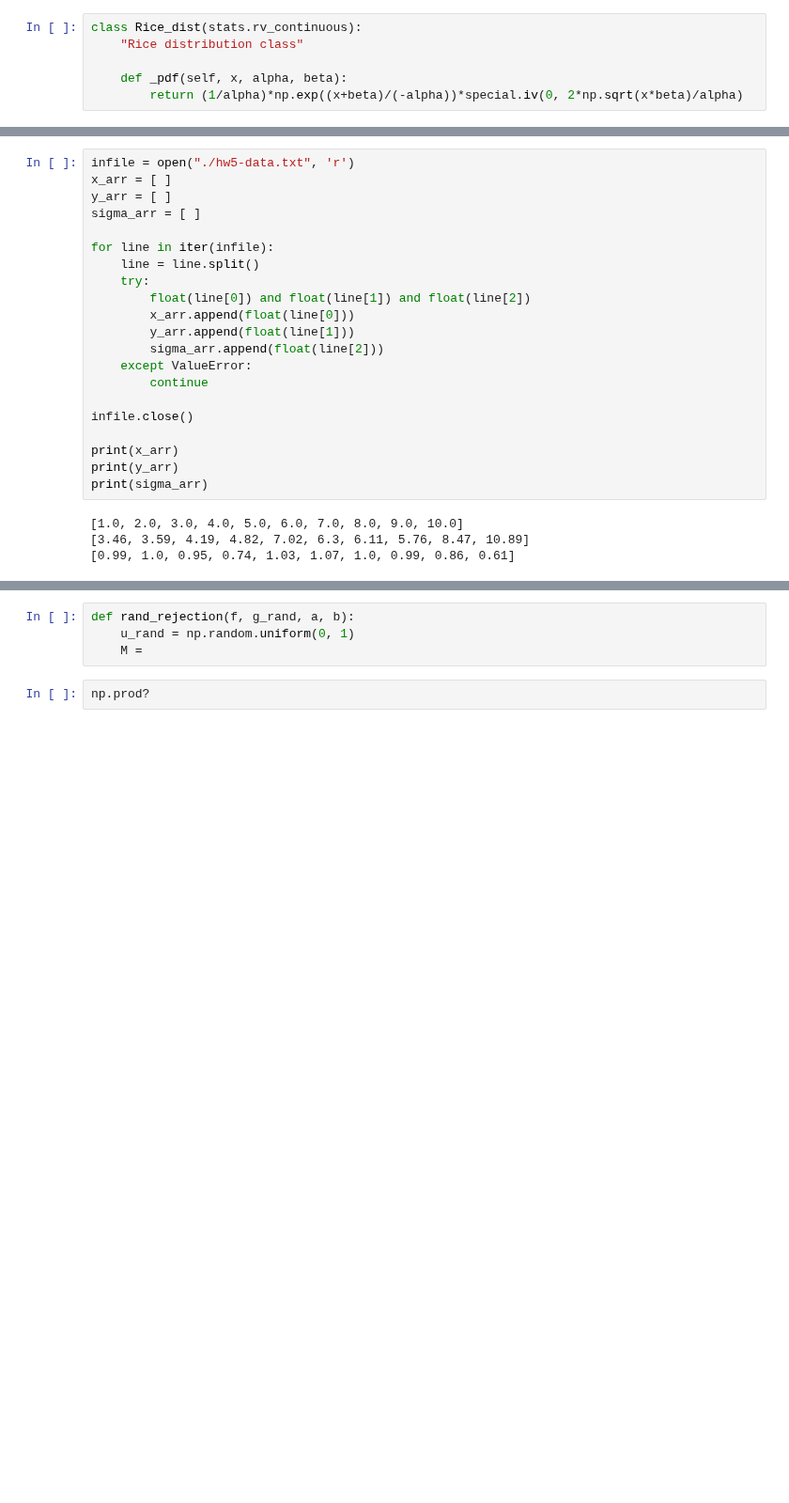
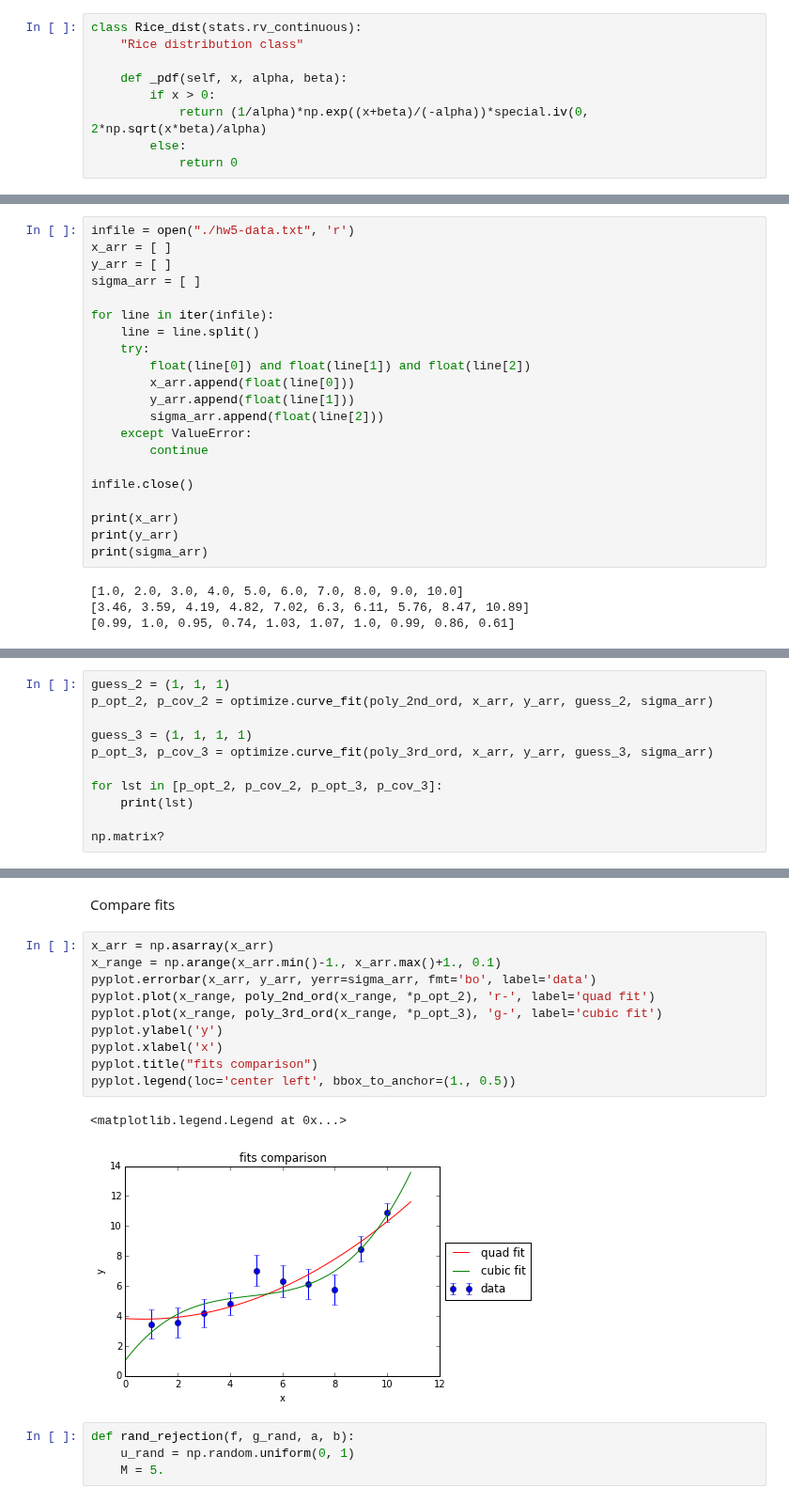
Before and after one commit to mbuchove/notebook-wurk-b, a Jupyter notebook: stats/astro283_hw5.ipynb, the cells around one changed output, grey strips where cells are left out. Shown at 94% size. Saved outputs shown, nothing was run; the diff lists cells and outputs as text; blank space fills up the shorter version.

```diff
--- a/stats/astro283_hw5.ipynb
+++ b/stats/astro283_hw5.ipynb
@@ -22,7 +22,10 @@ class Rice_dist(stats.rv_continuous):
     "Rice distribution class"
 
     def _pdf(self, x, alpha, beta):
-        return (1/alpha)*np.exp((x+beta)/(-alpha))*special.iv(0, 2*np.sqrt(x*beta)/alpha)
+        if x > 0:
+            return (1/alpha)*np.exp((x+beta)/(-alpha))*special.iv(0, 2*np.sqrt(x*beta)/alpha)
+        else:
+            return 0
 # %%
 rice_inst = Rice_dist(a=0.0, name='Rice name') # b=inf
 
@@ -93,0 +163,11 @@ def poly_3rd_ord(x, a0, a1, a2, a3):
+# %%
+guess_2 = (1, 1, 1)
+p_opt_2, p_cov_2 = optimize.curve_fit(poly_2nd_ord, x_arr, y_arr, guess_2, sigma_arr)
+
+guess_3 = (1, 1, 1, 1)
+p_opt_3, p_cov_3 = optimize.curve_fit(poly_3rd_ord, x_arr, y_arr, guess_3, sigma_arr)
+
+for lst in [p_opt_2, p_cov_2, p_opt_3, p_cov_3]:
+    print(lst)
+
+np.matrix?
@@ -94,6 +225,19 @@ def poly_3rd_ord(x, a0, a1, a2, a3):
+# %% [markdown]
+Compare fits
+# %%
+x_arr = np.asarray(x_arr)
+x_range = np.arange(x_arr.min()-1., x_arr.max()+1., 0.1)
+pyplot.errorbar(x_arr, y_arr, yerr=sigma_arr, fmt='bo', label='data')
+pyplot.plot(x_range, poly_2nd_ord(x_range, *p_opt_2), 'r-', label='quad fit')
+pyplot.plot(x_range, poly_3rd_ord(x_range, *p_opt_3), 'g-', label='cubic fit')
+pyplot.ylabel('y')
+pyplot.xlabel('x')
+pyplot.title("fits comparison")
+pyplot.legend(loc='center left', bbox_to_anchor=(1., 0.5))
+# %% [output]
+<matplotlib.legend.Legend at 0x...>
+[figure, added]
 # %%
 def rand_rejection(f, g_rand, a, b):
     u_rand = np.random.uniform(0, 1)
-    M =
+    M = 5.
-# %%
-np.prod?
```
Also changed, not shown: parts of 14 cells of this notebook.
